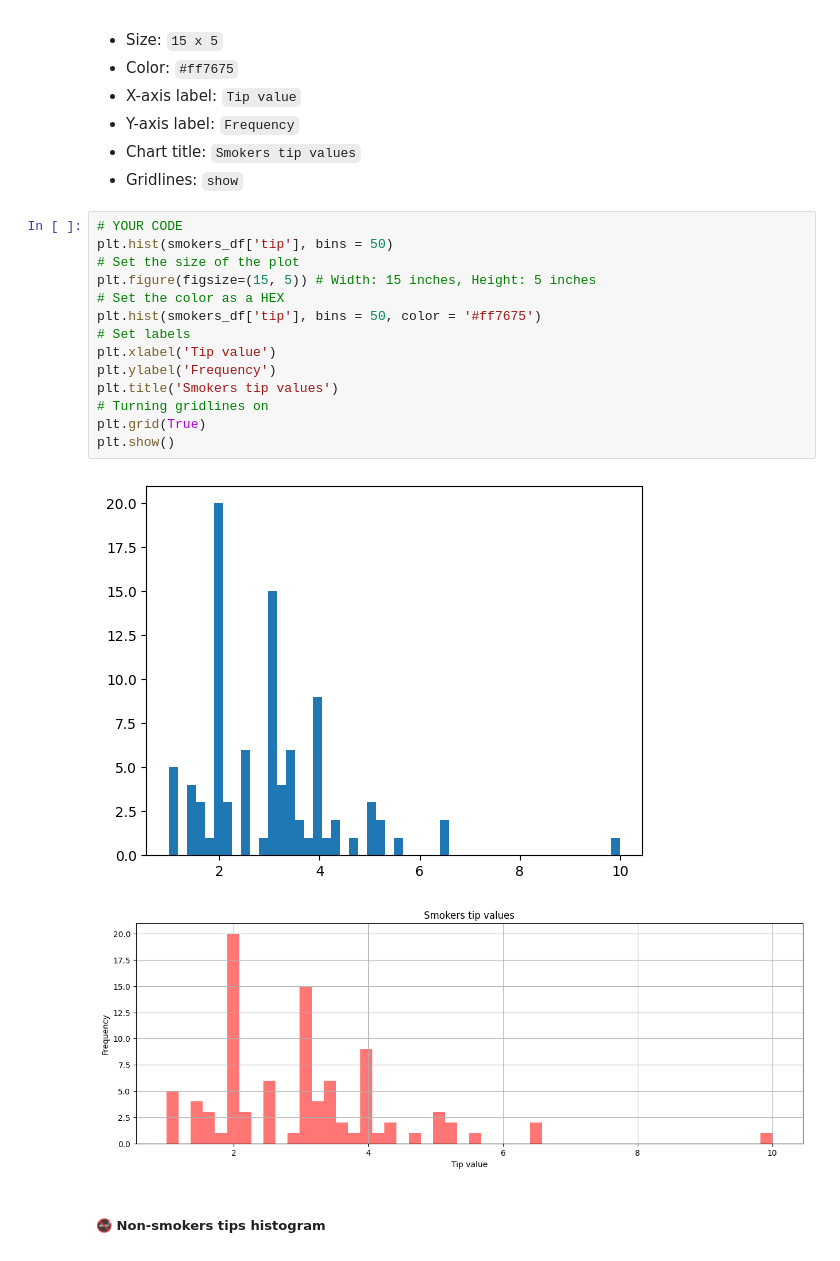
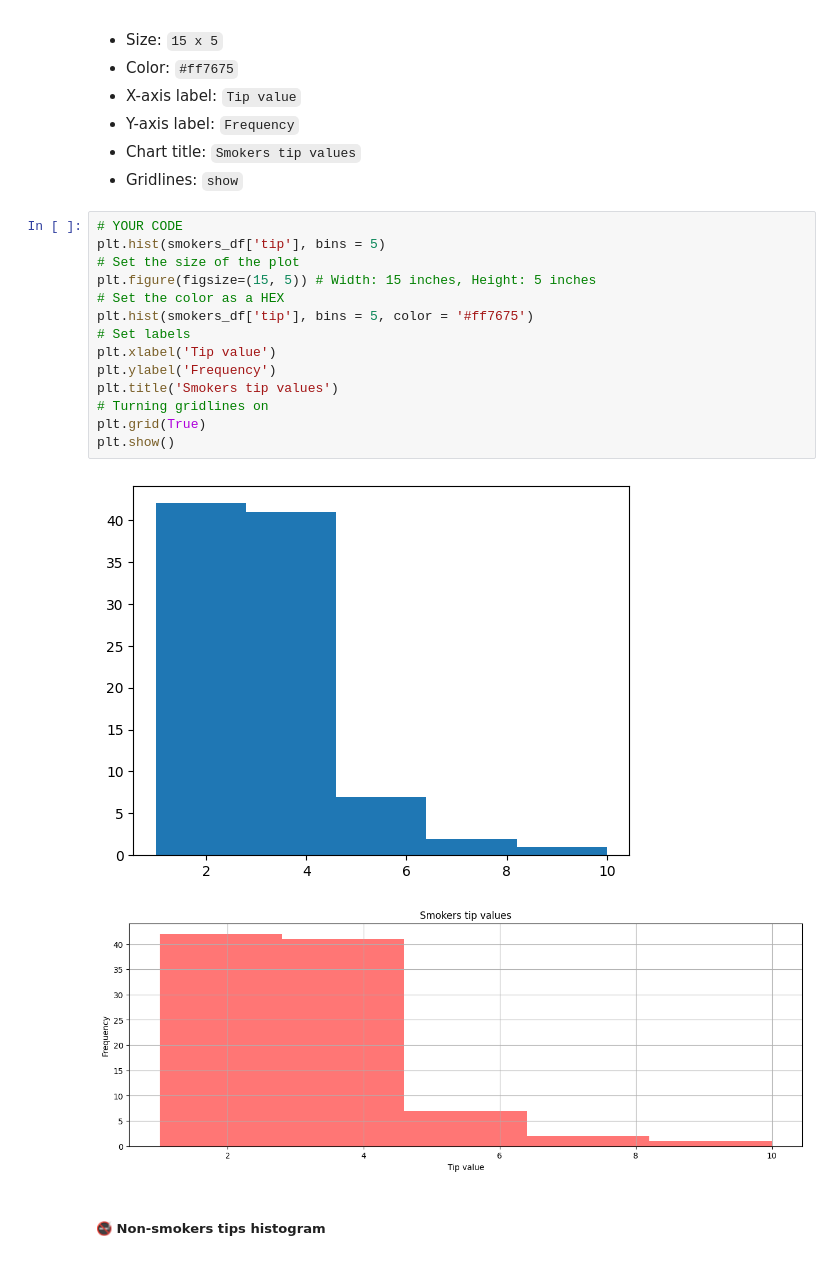
Before and after one commit to vylpt03/Restaurant_Tip_Analysis, a Jupyter notebook: Vy_[template]_Restaurant_tips_analysis.ipynb, the cells around one changed output. Saved outputs shown, nothing was run; the diff lists cells and outputs as text.

```diff
--- a/Vy_[template]_Restaurant_tips_analysis.ipynb
+++ b/Vy_[template]_Restaurant_tips_analysis.ipynb
@@ -364,21 +363,21 @@ Plot the histogram for smokers tips distribution.
 * Gridlines: `show`
 # %%
 # YOUR CODE
-plt.hist(smokers_df['tip'], bins = 50)
+plt.hist(smokers_df['tip'], bins = 5)
 # Set the size of the plot
 plt.figure(figsize=(15, 5)) # Width: 15 inches, Height: 5 inches
 # Set the color as a HEX
-plt.hist(smokers_df['tip'], bins = 50, color = '#ff7675')
+plt.hist(smokers_df['tip'], bins = 5, color = '#ff7675')
 # Set labels
 plt.xlabel('Tip value')
 plt.ylabel('Frequency')
 plt.title('Smokers tip values')
 # Turning gridlines on
 plt.grid(True)
 plt.show()
 # %% [output]
-[figure, old version]
+[figure, new version]
-[figure, old version]
+[figure, new version]
 # %% [markdown]
 ##### **🚭 Non-smokers tips histogram**
 # %% [markdown]
```
Also changed, not shown: parts of 151 cells of this notebook.
